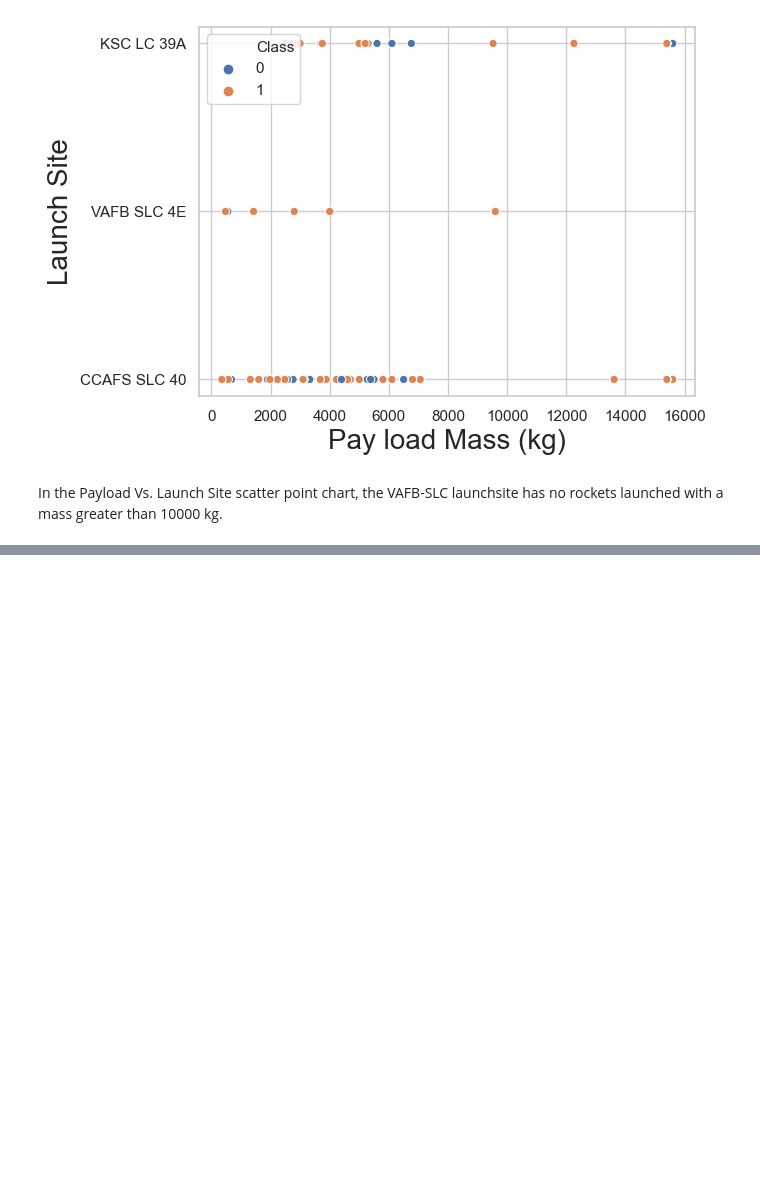
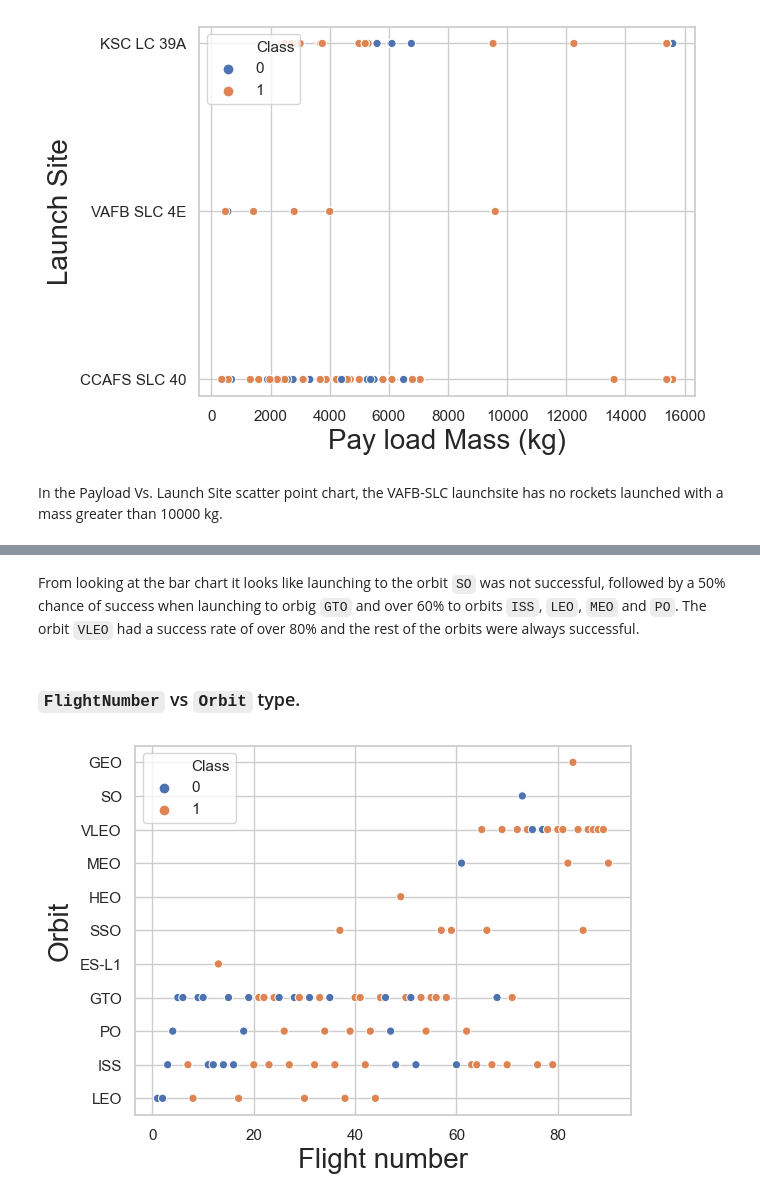
Before and after one commit to AlbertoGonzalezOlmos/data-science-methods, a Jupyter notebook: falcon9-EDA-visualization.ipynb, the cells around one changed output, grey strips where cells are left out. Drawn from its saved outputs; the diff is of its cells as text; code cells hidden in the pictures; blank space fills up the shorter version.

```diff
--- a/falcon9-EDA-visualization.ipynb
+++ b/falcon9-EDA-visualization.ipynb
@@ -110,0 +125,18 @@ In the Payload Vs. Launch Site scatter point chart, the VAFB-SLC launchsite has
+# %% [markdown]
+From looking at the bar chart it looks like launching to the orbit `SO` was not successful, followed by a 50% chance of success when launching to orbig `GTO` and over 60% to orbits `ISS`, `LEO`, `MEO` and `PO`. The orbit `VLEO` had a success rate of over 80% and the rest of the orbits were always successful.
+# %% [markdown]
+### `FlightNumber` vs `Orbit` type.
+# %%
+sns.set()
+sns.set_style("whitegrid")
+ax = sns.scatterplot(x="FlightNumber",
+                     y="Orbit",
+                     hue="Class",
+                     data=df,
+                     legend='full')
+plt.xlabel("Flight number",fontsize=20)
+plt.ylabel("Orbit",fontsize=20)
+plt.legend(loc='upper left')
+plt.show(ax)
+# %% [output]
+[figure, added]
```
Also changed, not shown: parts of 47 cells of this notebook, 1 other file.
